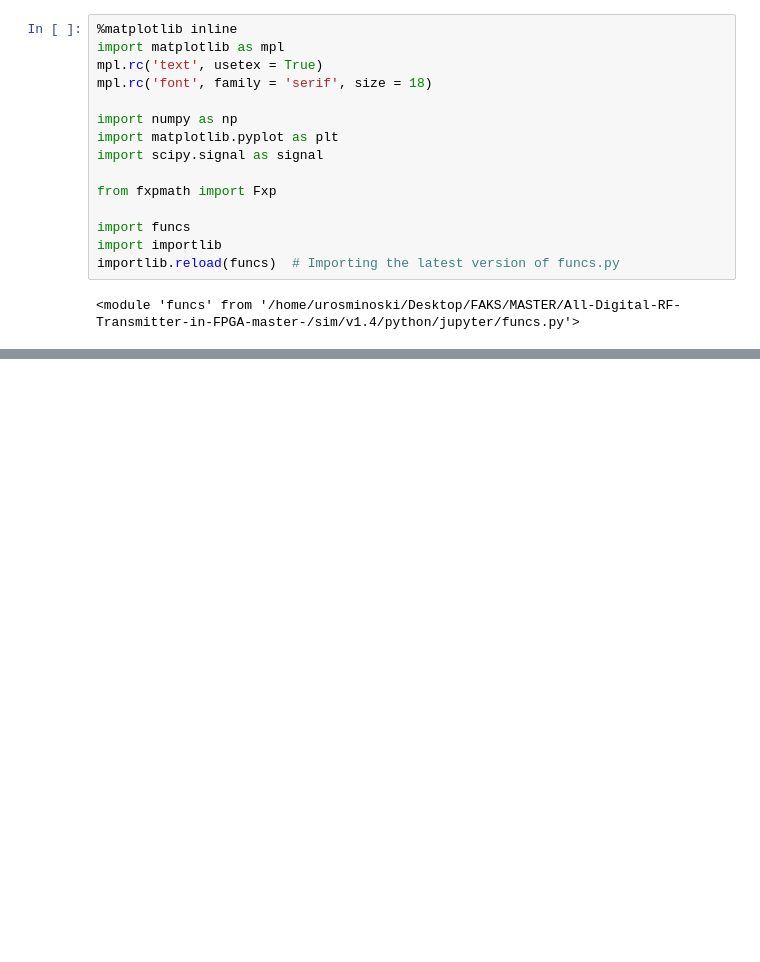
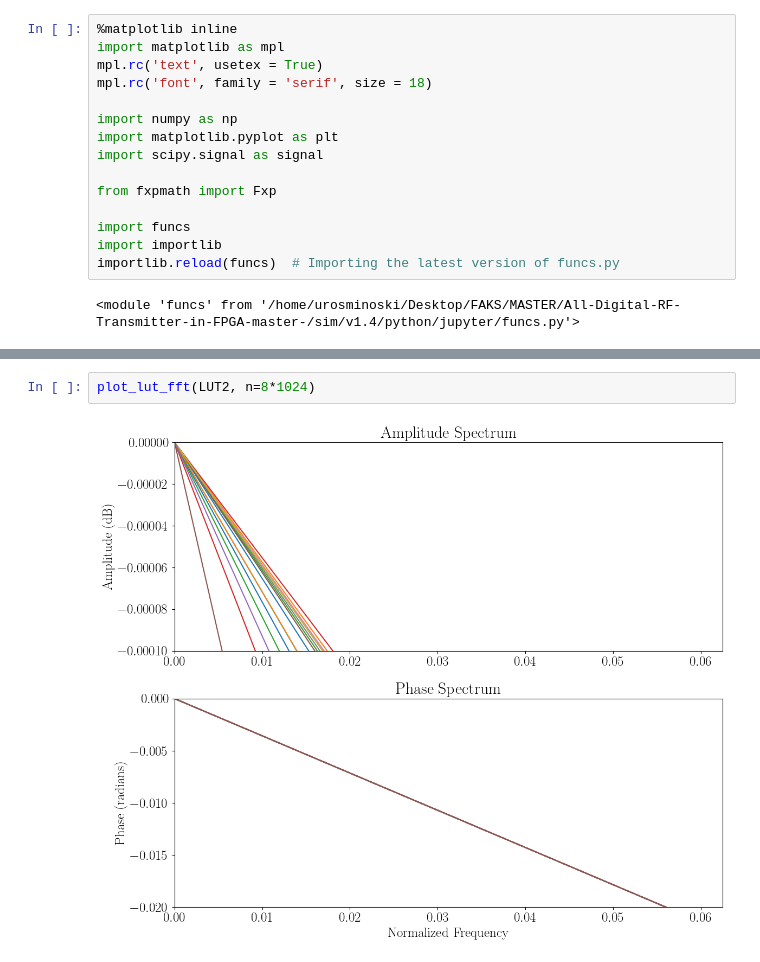
Before and after one commit to urosminoski/All-Digital-RF-Transmitter-in-FPGA-master-, a Jupyter notebook: sim/v1.4/python/jupyter/testingLUT.ipynb, the cells around one changed output, grey strips where cells are left out. Saved outputs shown, nothing was run; the diff lists cells and outputs as text; blank space fills up the shorter version.

```diff
--- a/sim/v1.4/python/jupyter/testingLUT.ipynb
+++ b/sim/v1.4/python/jupyter/testingLUT.ipynb
@@ -71,0 +156,4 @@ LUT3 = [
+# %%
+plot_lut_fft(LUT2, n=8*1024)
+# %% [output]
+[figure, added]
```
Also changed, not shown: parts of 9 cells of this notebook, 5 other files.
